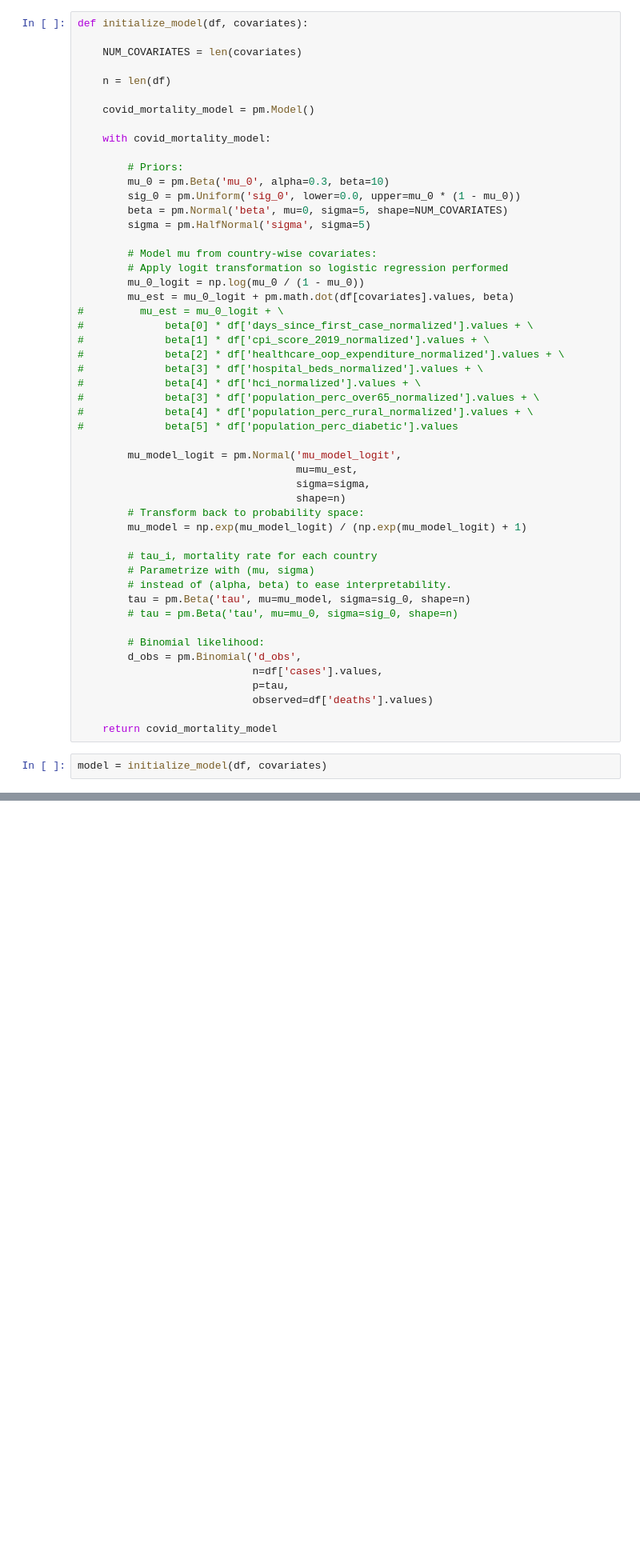
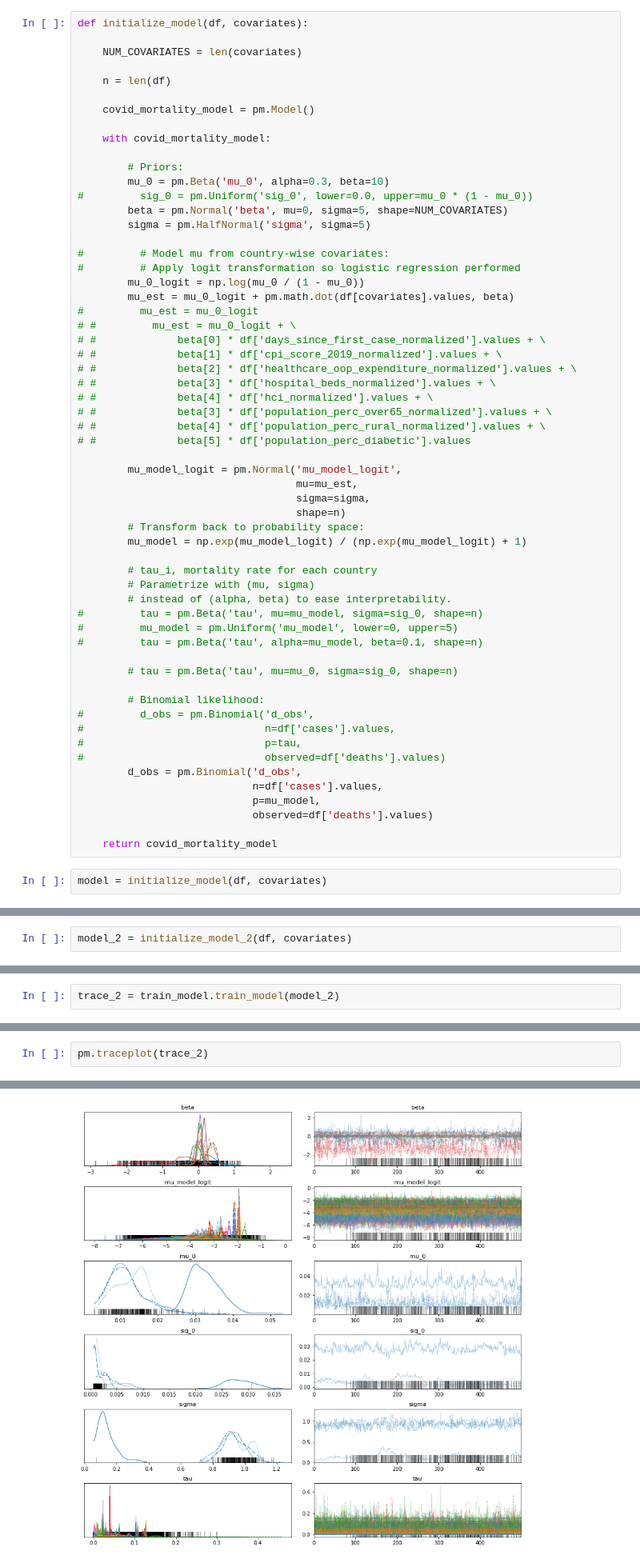
Before and after one commit to ParivedaChiFinesse/covid19-mortality-rate, a Jupyter notebook: notebooks/1.0_je_initial-model.ipynb, the cells around one changed output, grey strips where cells are left out. Shown at 80% size. Drawn from its saved outputs; the diff is of its cells as text; blank space fills up the shorter version.

Commit message:
Add some model diagnostics, make simplified model.

```diff
--- a/notebooks/1.0_je_initial-model.ipynb
+++ b/notebooks/1.0_je_initial-model.ipynb
@@ -62,23 +62,24 @@ def initialize_model(df, covariates):
 
         # Priors:
         mu_0 = pm.Beta('mu_0', alpha=0.3, beta=10)
-        sig_0 = pm.Uniform('sig_0', lower=0.0, upper=mu_0 * (1 - mu_0))
+#         sig_0 = pm.Uniform('sig_0', lower=0.0, upper=mu_0 * (1 - mu_0))
         beta = pm.Normal('beta', mu=0, sigma=5, shape=NUM_COVARIATES)
         sigma = pm.HalfNormal('sigma', sigma=5)
 
-        # Model mu from country-wise covariates:
-        # Apply logit transformation so logistic regression performed
+#         # Model mu from country-wise covariates:
+#         # Apply logit transformation so logistic regression performed
         mu_0_logit = np.log(mu_0 / (1 - mu_0))
         mu_est = mu_0_logit + pm.math.dot(df[covariates].values, beta)
-#         mu_est = mu_0_logit + \
-#             beta[0] * df['days_since_first_case_normalized'].values + \
-#             beta[1] * df['cpi_score_2019_normalized'].values + \
-#             beta[2] * df['healthcare_oop_expenditure_normalized'].values + \
-#             beta[3] * df['hospital_beds_normalized'].values + \
-#             beta[4] * df['hci_normalized'].values + \
-#             beta[3] * df['population_perc_over65_normalized'].values + \
-#             beta[4] * df['population_perc_rural_normalized'].values + \
-#             beta[5] * df['population_perc_diabetic'].values
+#         mu_est = mu_0_logit
+# #         mu_est = mu_0_logit + \
+# #             beta[0] * df['days_since_first_case_normalized'].values + \
+# #             beta[1] * df['cpi_score_2019_normalized'].values + \
+# #             beta[2] * df['healthcare_oop_expenditure_normalized'].values + \
+# #             beta[3] * df['hospital_beds_normalized'].values + \
+# #             beta[4] * df['hci_normalized'].values + \
+# #             beta[3] * df['population_perc_over65_normalized'].values + \
+# #             beta[4] * df['population_perc_rural_normalized'].values + \
+# #             beta[5] * df['population_perc_diabetic'].values
 
         mu_model_logit = pm.Normal('mu_model_logit',
                                    mu=mu_est,
@@ -90,13 +91,20 @@ def initialize_model(df, covariates):
         # tau_i, mortality rate for each country
         # Parametrize with (mu, sigma)
         # instead of (alpha, beta) to ease interpretability.
-        tau = pm.Beta('tau', mu=mu_model, sigma=sig_0, shape=n)
+#         tau = pm.Beta('tau', mu=mu_model, sigma=sig_0, shape=n)
+#         mu_model = pm.Uniform('mu_model', lower=0, upper=5)
+#         tau = pm.Beta('tau', alpha=mu_model, beta=0.1, shape=n)
+
         # tau = pm.Beta('tau', mu=mu_0, sigma=sig_0, shape=n)
 
         # Binomial likelihood:
+#         d_obs = pm.Binomial('d_obs',
+#                             n=df['cases'].values,
+#                             p=tau,
+#                             observed=df['deaths'].values)
         d_obs = pm.Binomial('d_obs',
                             n=df['cases'].values,
-                            p=tau,
+                            p=mu_model,
                             observed=df['deaths'].values)
 
     return covid_mortality_model
@@ -143,0 +169,2 @@ array([[<matplotlib.axes._subplots.AxesSubplot object at 0x...>,
+# %%
+model_2 = initialize_model_2(df, covariates)
@@ -143,0 +175,2 @@ array([[<matplotlib.axes._subplots.AxesSubplot object at 0x...>,
+# %%
+trace_2 = train_model.train_model(model_2)
@@ -147,0 +209,3 @@ It might also be worth looking into the replacing NaN values with zeros, or some
+# %%
+pm.traceplot(trace_2)
+# %% [output]
@@ -147,0 +225 @@ It might also be worth looking into the replacing NaN values with zeros, or some
+[figure, added]
```
Also changed, not shown: parts of 22 cells of this notebook.
